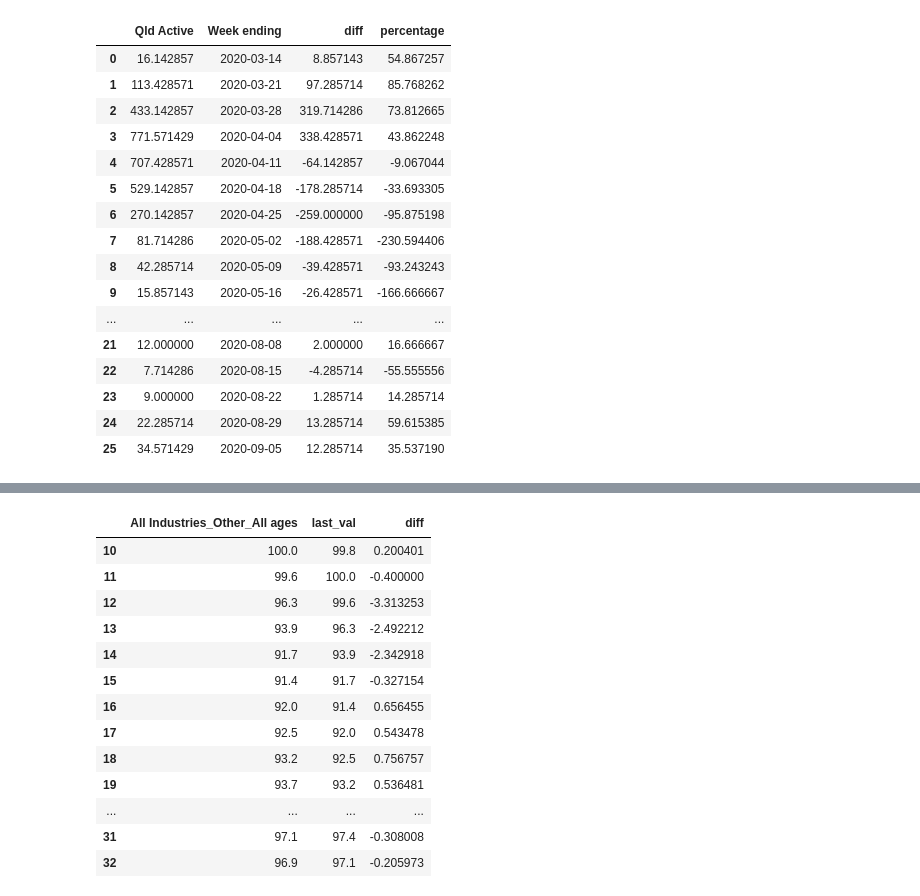
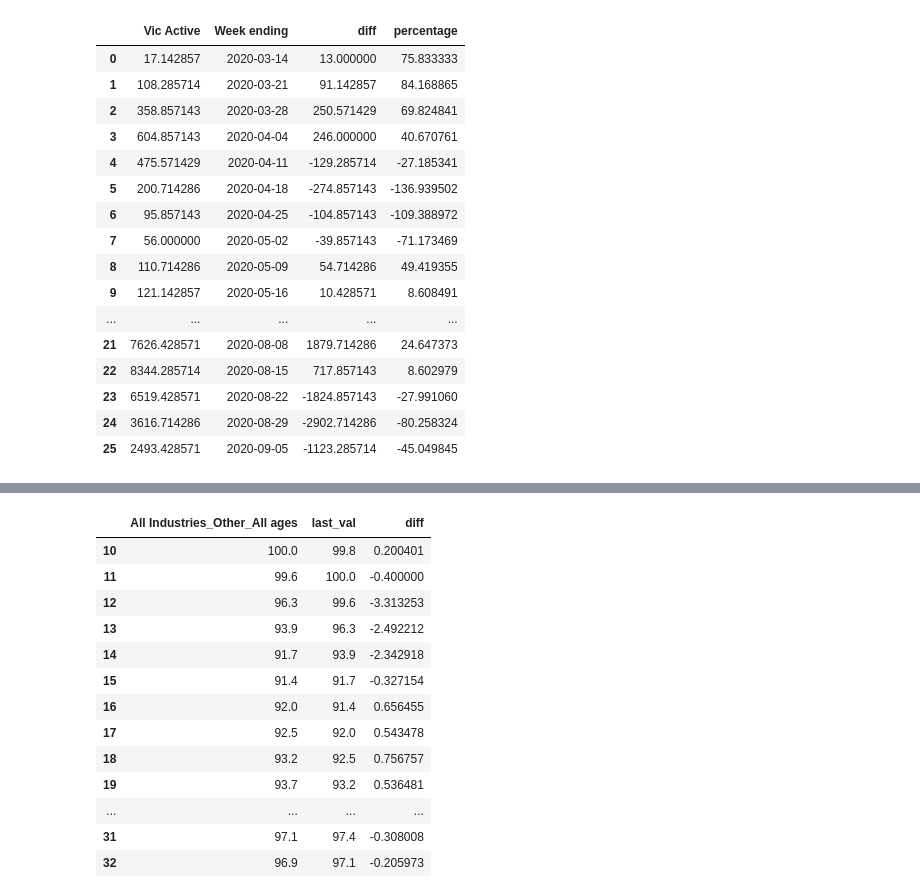
Before and after one commit to ali-beer/covid_payroll_project, a Jupyter notebook: graph_linregress.ipynb, the cells around one changed output, grey strips where cells are left out. Cells and saved outputs as stored; diff of their text form; code cells hidden in the pictures.

```diff
--- a/graph_linregress.ipynb
+++ b/graph_linregress.ipynb
@@ -11,23 +13,23 @@ wa_covid = pd.read_csv("wa_covid_data.csv")
-# %%
-qld_covid
-# %% [output]
-|  | Qld Active | Week ending | diff | percentage |
-| 0 | 16.142857 | 2020-03-14 | 8.857143 | 54.867257 |
-| 1 | 113.428571 | 2020-03-21 | 97.285714 | 85.768262 |
-| 2 | 433.142857 | 2020-03-28 | 319.714286 | 73.812665 |
-| 3 | 771.571429 | 2020-04-04 | 338.428571 | 43.862248 |
-| 4 | 707.428571 | 2020-04-11 | -64.142857 | -9.067044 |
-| 5 | 529.142857 | 2020-04-18 | -178.285714 | -33.693305 |
-| 6 | 270.142857 | 2020-04-25 | -259.000000 | -95.875198 |
-| 7 | 81.714286 | 2020-05-02 | -188.428571 | -230.594406 |
-| 8 | 42.285714 | 2020-05-09 | -39.428571 | -93.243243 |
-| 9 | 15.857143 | 2020-05-16 | -26.428571 | -166.666667 |
-| ... | ... | ... | ... | ... |
-| 21 | 12.000000 | 2020-08-08 | 2.000000 | 16.666667 |
-| 22 | 7.714286 | 2020-08-15 | -4.285714 | -55.555556 |
-| 23 | 9.000000 | 2020-08-22 | 1.285714 | 14.285714 |
-| 24 | 22.285714 | 2020-08-29 | 13.285714 | 59.615385 |
-| 25 | 34.571429 | 2020-09-05 | 12.285714 | 35.537190 |
+# %%
+vic_covid_2
+# %% [output]
+|  | Vic Active | Week ending | diff | percentage |
+| 0 | 17.142857 | 2020-03-14 | 13.000000 | 75.833333 |
+| 1 | 108.285714 | 2020-03-21 | 91.142857 | 84.168865 |
+| 2 | 358.857143 | 2020-03-28 | 250.571429 | 69.824841 |
+| 3 | 604.857143 | 2020-04-04 | 246.000000 | 40.670761 |
+| 4 | 475.571429 | 2020-04-11 | -129.285714 | -27.185341 |
+| 5 | 200.714286 | 2020-04-18 | -274.857143 | -136.939502 |
+| 6 | 95.857143 | 2020-04-25 | -104.857143 | -109.388972 |
+| 7 | 56.000000 | 2020-05-02 | -39.857143 | -71.173469 |
+| 8 | 110.714286 | 2020-05-09 | 54.714286 | 49.419355 |
+| 9 | 121.142857 | 2020-05-16 | 10.428571 | 8.608491 |
+| ... | ... | ... | ... | ... |
+| 21 | 7626.428571 | 2020-08-08 | 1879.714286 | 24.647373 |
+| 22 | 8344.285714 | 2020-08-15 | 717.857143 | 8.602979 |
+| 23 | 6519.428571 | 2020-08-22 | -1824.857143 | -27.991060 |
+| 24 | 3616.714286 | 2020-08-29 | -2902.714286 | -80.258324 |
+| 25 | 2493.428571 | 2020-09-05 | -1123.285714 | -45.049845 |
 # %%
 vic_covid
 # %% [output]
```
Also changed, not shown: parts of 7 cells of this notebook, 4 other files.
